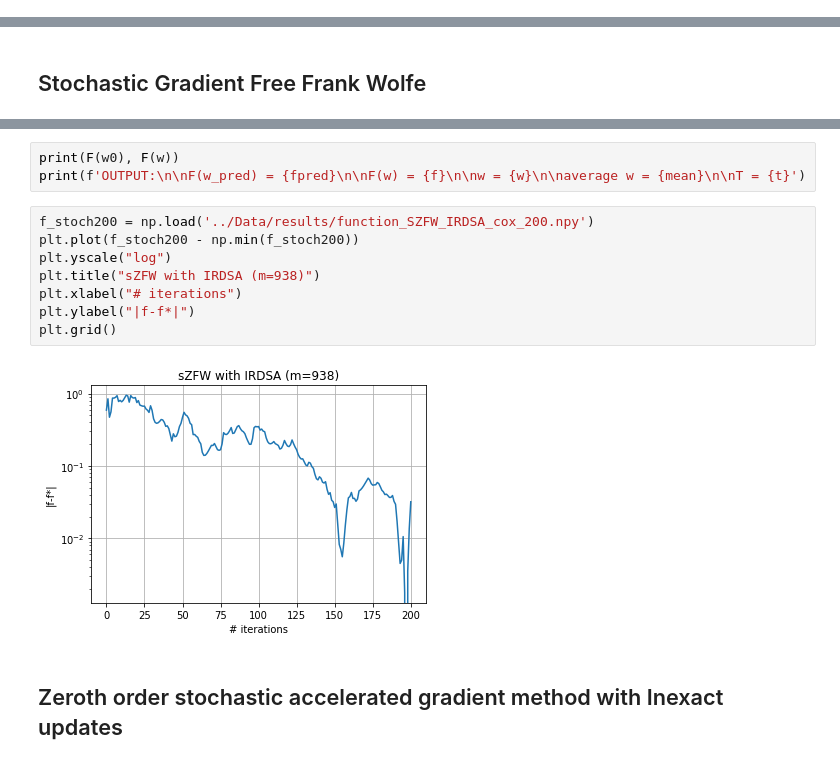
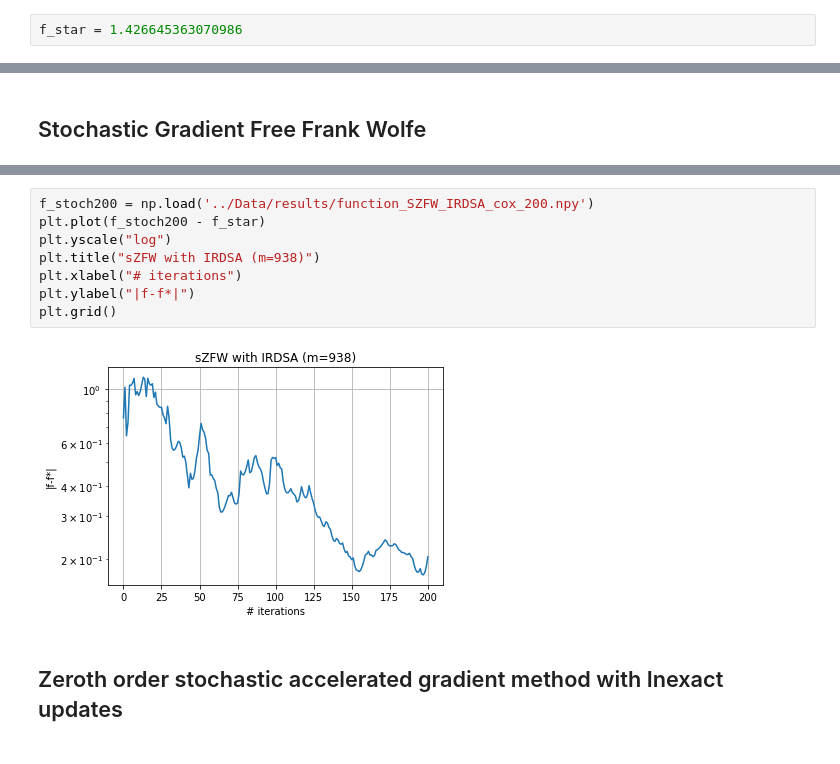
Before and after one commit to liacov/OPTproj, a Jupyter notebook: notebooks/CoxRegression.ipynb, the cells around one changed output, grey strips where cells are left out. Cells and saved outputs as stored; diff of their text form.

```diff
--- a/notebooks/CoxRegression.ipynb
+++ b/notebooks/CoxRegression.ipynb
@@ -60,3 +63,5 @@ np.linalg.norm(w0, 1)
+# %%
+f_star = 1.426645363070986
 # %%
 @njit
 def F(w):
@@ -86,15 +125,12 @@ fpred, f, w, mean, t, loss = stochasticZFW(F, d, w0, method = "IRDSA", r=10, T=2
-# %%
-print(F(w0), F(w))
-print(f'OUTPUT:\n\nF(w_pred) = {fpred}\n\nF(w) = {f}\n\nw = {w}\n\naverage w = {mean}\n\nT = {t}')
 # %%
 f_stoch200 = np.load('../Data/results/function_SZFW_IRDSA_cox_200.npy')
-plt.plot(f_stoch200 - np.min(f_stoch200))
+plt.plot(f_stoch200 - f_star)
 plt.yscale("log")
 plt.title("sZFW with IRDSA (m=938)")
 plt.xlabel("# iterations")
 plt.ylabel("|f-f*|")
 plt.grid()
 # %% [output]
-[figure, old version]
+[figure, new version]
 # %% [markdown]
 ## Zeroth order stochastic accelerated gradient method with Inexact updates
```
Also changed, not shown: parts of 20 cells of this notebook, 7 other files.
